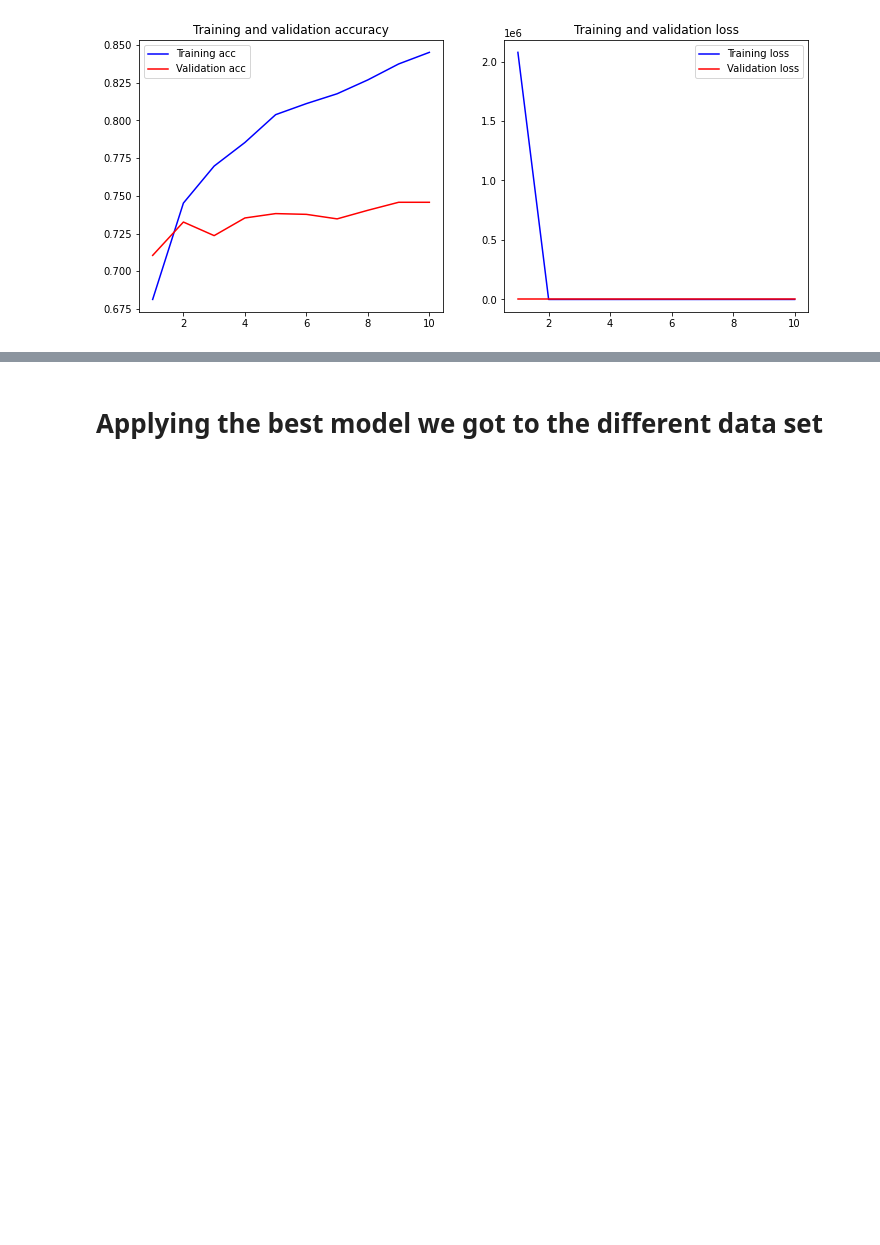
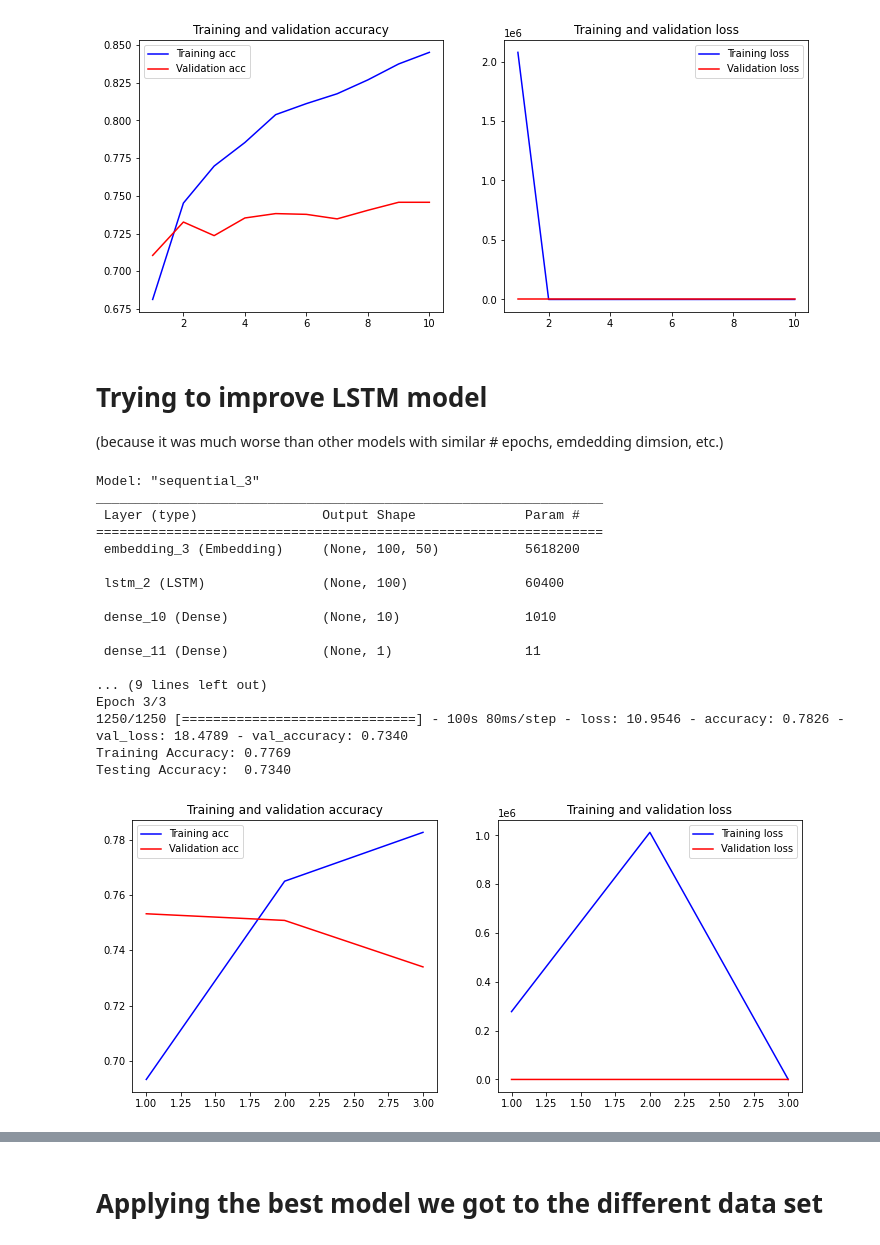
Before and after one commit to DanielHauersperger/Deep-Learning-Movie-Reviews, a Jupyter notebook: Movie_Review_Final2.ipynb, the cells around one changed output, grey strips where cells are left out. Cells and saved outputs as stored; diff of their text form; code cells hidden in the pictures; blank space fills up the shorter version.

Commit message:
Trying more LSTMs

```diff
--- a/Movie_Review_Final2.ipynb
+++ b/Movie_Review_Final2.ipynb
@@ -613,3 +613,54 @@ Epoch 10/10
 Training Accuracy: 0.8687
 Testing Accuracy:  0.7457
 [figure]
+# %% [markdown]
+# Trying to improve LSTM model
+(because it was much worse than other models with similar # epochs, emdedding dimsion, etc.)
+# %%
+maxlen = 100
+X_train = pad_sequences(X_train_token, padding='pre', maxlen=maxlen)
+X_test = pad_sequences(X_test_token, padding='pre', maxlen=maxlen)
+
+embedding_dim = 50
+
+model = Sequential()
+model.add(layers.Embedding(input_dim=vocab_size,
+                           output_dim=embedding_dim,
+                           input_length=maxlen))
+model.add(layers.LSTM(100,activation='relu'))
+model.add(layers.Dense(10, activation='relu'))
+model.add(layers.Dense(1, activation='sigmoid'))
+model.compile(optimizer='adam',
+              loss='binary_crossentropy',
+              metrics=['accuracy'])
+model.summary()
+
+history = model.fit(X_train, y_train,
+                    epochs=3,
+                    # verbose=True,
+                    validation_data=(X_test, y_test))#,
+                    # batch_size=50)
+loss, accuracy = model.evaluate(X_train, y_train, verbose=False)
+print("Training Accuracy: {:.4f}".format(accuracy))
+loss, accuracy = model.evaluate(X_test, y_test, verbose=False)
+print("Testing Accuracy:  {:.4f}".format(accuracy))
+plot_history(history)
+# %% [output]
+Model: "sequential_3"
+_________________________________________________________________
+ Layer (type)                Output Shape              Param #
+=================================================================
+ embedding_3 (Embedding)     (None, 100, 50)           5618200
+
+ lstm_2 (LSTM)               (None, 100)               60400
+
+ dense_10 (Dense)            (None, 10)                1010
+
+ dense_11 (Dense)            (None, 1)                 11
+
+... (9 lines left out)
+Epoch 3/3
+1250/1250 [==============================] - 100s 80ms/step - loss: 10.9546 - accuracy: 0.7826 - val_loss: 18.4789 - val_accuracy: 0.7340
+Training Accuracy: 0.7769
+Testing Accuracy:  0.7340
+[figure, added]
```
Also changed, not shown: parts of 2 cells of this notebook.
